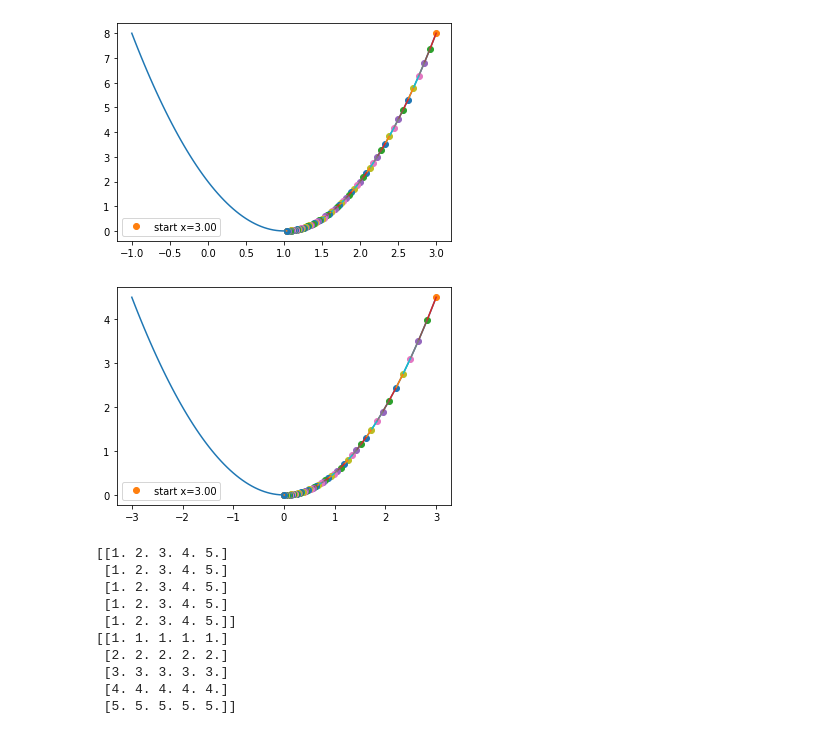
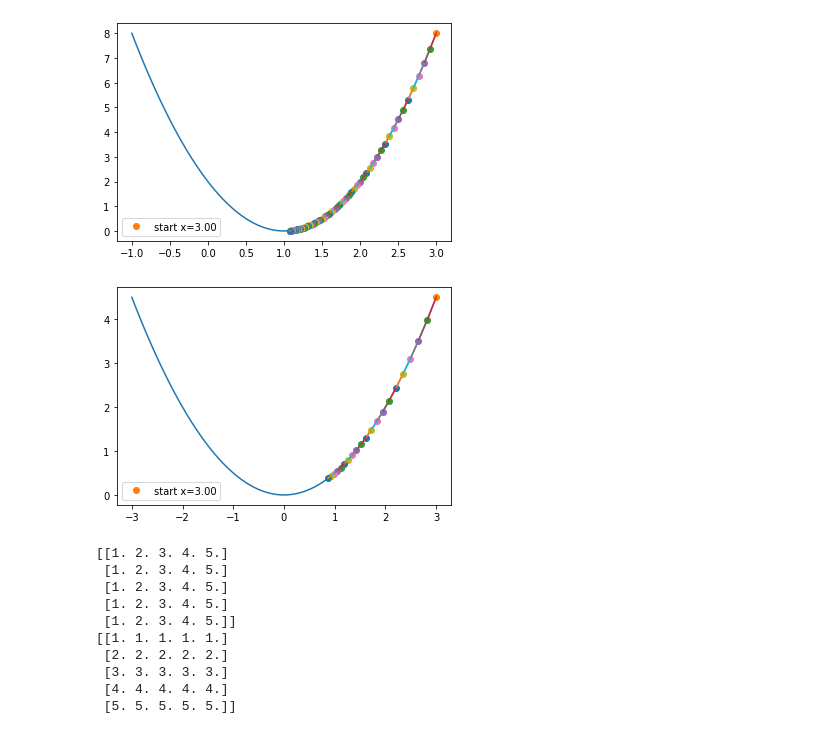
Before and after one commit to kjungmo/SBA2020_dataScience, a Jupyter notebook: 1.linear_regression.ipynb, the cells around one changed output. Cells and saved outputs as stored; diff of their text form; code cells hidden in the pictures.

```diff
--- a/1.linear_regression.ipynb
+++ b/1.linear_regression.ipynb
@@ -201,35 +180,35 @@ plot_steps( 3, 0.01, 100 )
 import numpy as np   # numeriacal computing
 import matplotlib.pyplot as plt  # plotting core
 
 # simple function to demo step size
 def f(x) : # A parabola
     f = 0.5*x**2
     return f
 def Df(x) : # The derivative (gradient)
     Df = (-x)*2
     return Df
 def xp1(x,alpha) : # update
     xp1 = x + alpha * Df(x)
     return xp1
 
 def plot_steps( guess, alpha, nsteps) :
     fig, ax = plt.subplots()
     x = np.linspace(-3,3,100)
     ax.plot(x, f(x))
     x = guess
     ax.plot(x,f(x), 'o', label='start x=%.2f' %x )
     for i in range(nsteps):
         xold = x
         x = xp1(x,alpha)
         #ax.plot(x,f(x), 'o', label='x = %.2f' %x)
         ax.plot(x,f(x), 'o')
         ax.plot([xold,x],[f(xold),f(x)], '-')
     plt.legend()
     plt.show()
 
-plot_steps( 3, 0.03, 100 )
+plot_steps( 3, 0.03, 20 )
 # %% [output]
-[figure, old version]
+[figure, new version]
 # %%
 import matplotlib.pyplot as plt
 import numpy as np
```
Also changed, not shown: parts of 24 cells of this notebook.
